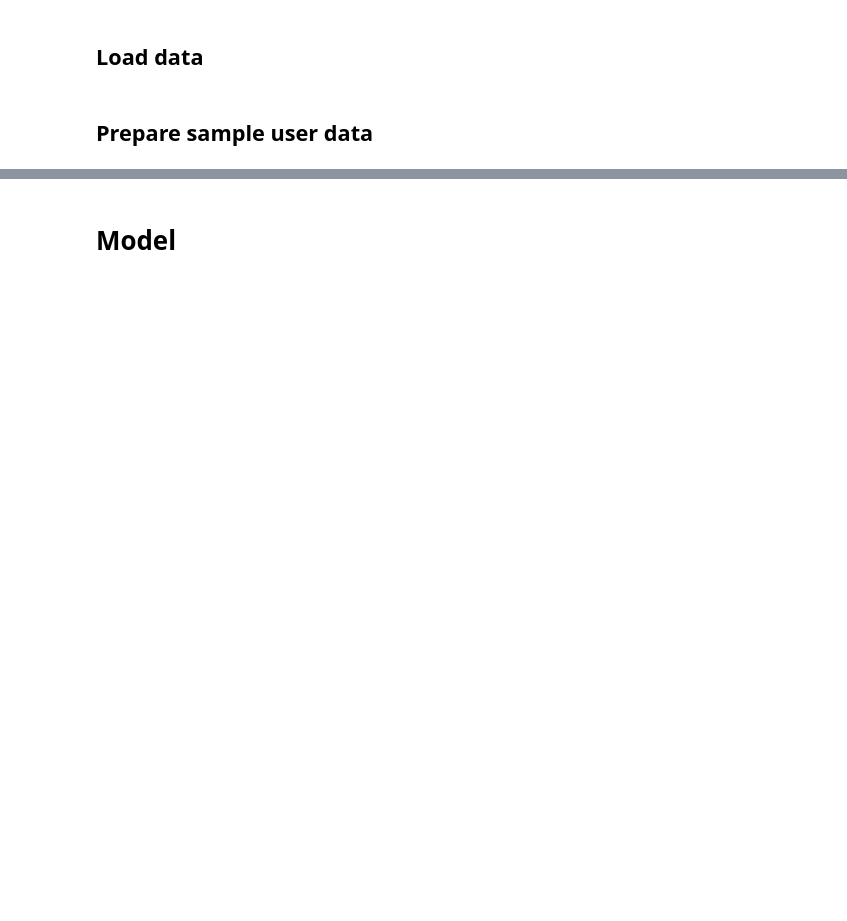
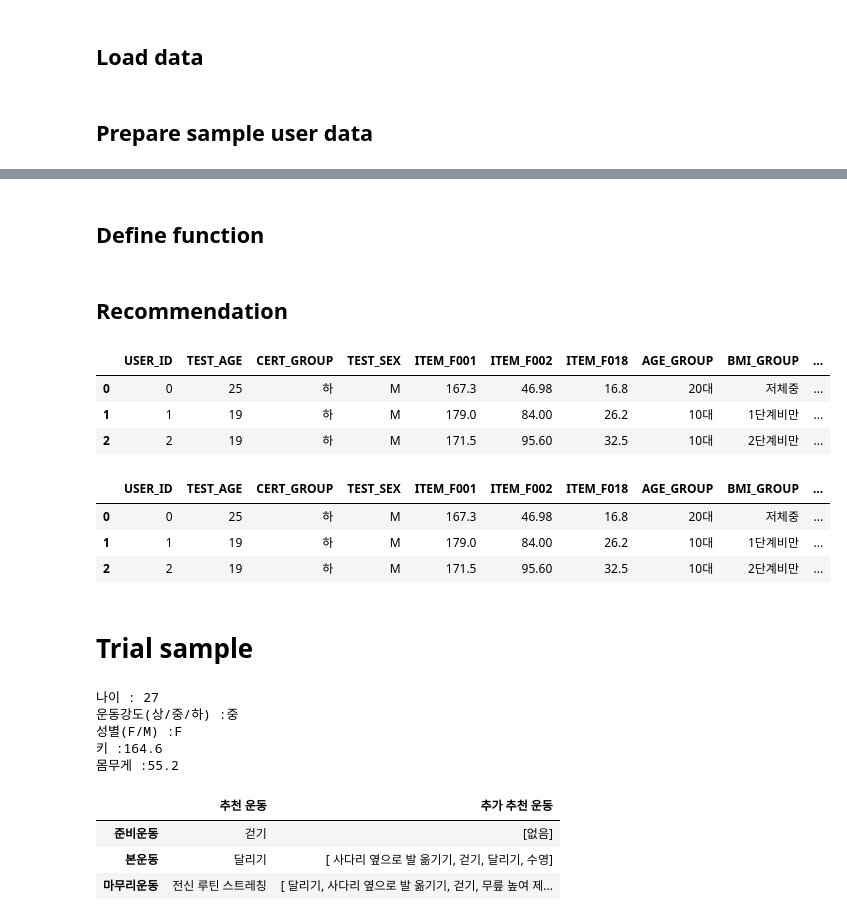
Before and after one commit to soohyunme/exercise, a Jupyter notebook: Code/02_Modeling.ipynb, the cells around one changed output, grey strips where cells are left out. Saved outputs shown, nothing was run; the diff lists cells and outputs as text; code cells hidden in the pictures; blank space fills up the shorter version.

```diff
--- a/Code/02_Modeling.ipynb
+++ b/Code/02_Modeling.ipynb
@@ -49,5 +57,5 @@ sample_data.head(5)
 # %%
-group_sample_data = Grouping(sample_data, user_group)
+group_sample_data = pd.merge(sample_data,user_group,how='left').reset_index().rename(columns={'index':'USER_ID'})
 group_sample_data.head(5)
 # %% [output]
 |  | USER_ID | TEST_AGE | CERT_GROUP | TEST_SEX | ITEM_F001 | ITEM_F002 | ITEM_F018 | AGE_GROUP | BMI_GROUP | ... |
@@ -58,0 +81,2 @@ group_sample_data.head(5)
+# %% [markdown]
+## Define function
@@ -59,2 +180,2 @@ group_sample_data.head(5)
 # %% [markdown]
-# Model
+## Recommendation
@@ -60,0 +192,7 @@ group_sample_data.head(5)
+# %%
+group_sample_data.head(3)
+# %% [output]
+|  | USER_ID | TEST_AGE | CERT_GROUP | TEST_SEX | ITEM_F001 | ITEM_F002 | ITEM_F018 | AGE_GROUP | BMI_GROUP | ... |
+| 0 | 0 | 25 | 하 | M | 167.3 | 46.98 | 16.8 | 20대 | 저체중 | ... |
+| 1 | 1 | 19 | 하 | M | 179.0 | 84.00 | 26.2 | 10대 | 1단계비만 | ... |
+| 2 | 2 | 19 | 하 | M | 171.5 | 95.60 | 32.5 | 10대 | 2단계비만 | ... |
@@ -60,0 +207,7 @@ group_sample_data.head(5)
+# %%
+result_df.head(3)
+# %% [output]
+|  | USER_ID | TEST_AGE | CERT_GROUP | TEST_SEX | ITEM_F001 | ITEM_F002 | ITEM_F018 | AGE_GROUP | BMI_GROUP | ... |
+| 0 | 0 | 25 | 하 | M | 167.3 | 46.98 | 16.8 | 20대 | 저체중 | ... |
+| 1 | 1 | 19 | 하 | M | 179.0 | 84.00 | 26.2 | 10대 | 1단계비만 | ... |
+| 2 | 2 | 19 | 하 | M | 171.5 | 95.60 | 32.5 | 10대 | 2단계비만 | ... |
@@ -60,0 +216,27 @@ group_sample_data.head(5)
+# %% [markdown]
+# Trial sample
+# %%
+age = int(input('나이 : '))
+cert = input('운동강도(상/중/하) :')
+sex = input('성별(F/M) :')
+height = np.float64(round(float(input('키 :')),1))
+weight = np.float64(round(float(input('몸무게 :')),1))
+# %% [output]
+나이 : 27
+운동강도(상/중/하) :중
+성별(F/M) :F
+키 :164.6
+몸무게 :55.2
+# %%
+input_list = [22222,age,'하',sex,height,weight]
+input_df = pd.DataFrame(input_list,index=['USER_ID', 'TEST_AGE','CERT_GROUP','TEST_SEX', 'ITEM_F001', 'ITEM_F002']).T.astype({'USER_ID':'int', 'TEST_AGE':'int', 'ITEM_F001':'float', 'ITEM_F002':'float'})
+input_df['ITEM_F018'] = input_df.apply(bmi_calc, axis=1)
+input_df['AGE_GROUP'] = input_df.apply(age_categorize,axis=1)
+input_df['BMI_GROUP'] = input_df.apply(bmi_categorize,axis=1)
+input_df = pd.merge(input_df,user_group,how='left').reset_index().rename(columns={'index':'USER_ID'})
+pd.DataFrame(mode_set(int(input_df.G_ID)),columns=['준비운동','본운동','마무리운동'],index=['추천 운동','추가 추천 운동']).T
+# %% [output]
+|  | 추천 운동 | 추가 추천 운동 |
+| 준비운동 | 걷기 | [없음] |
+| 본운동 | 달리기 | [ 사다리 옆으로 발 옮기기, 걷기, 달리기, 수영] |
+| 마무리운동 | 전신 루틴 스트레칭 | [ 달리기, 사다리 옆으로 발 옮기기, 걷기, 무릎 높여 제... |
```
Also changed, not shown: parts of 20 cells of this notebook, 1 other file.
